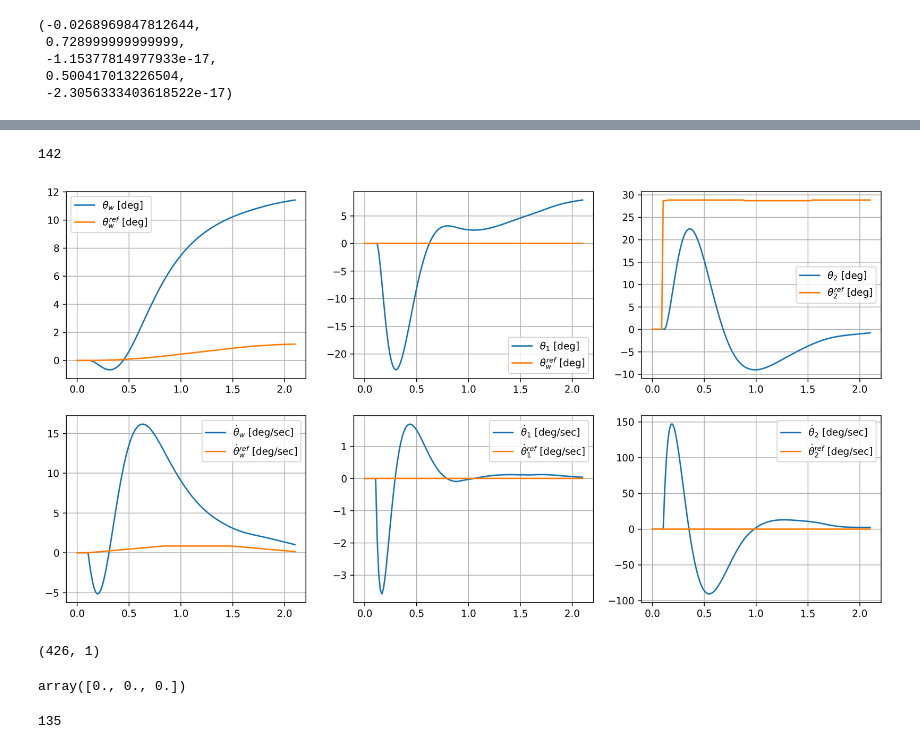
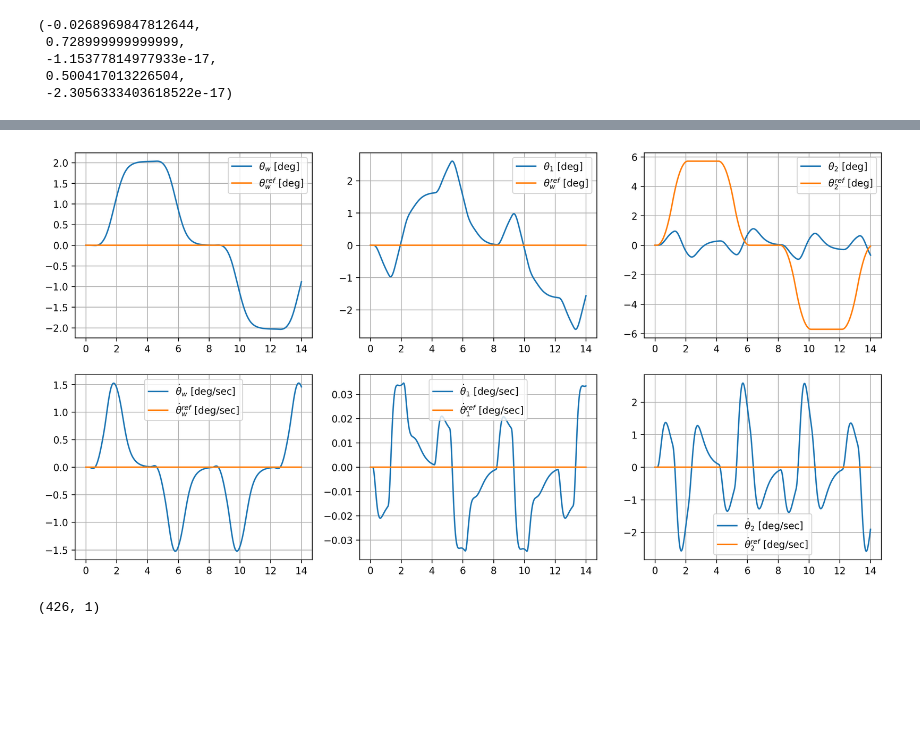
Before and after one commit to ssc166/joint_control, a Jupyter notebook: src/control_1/IK_3link.ipynb, the cells around one changed output, grey strips where cells are left out. Saved outputs shown, nothing was run; the diff lists cells and outputs as text; code cells hidden in the pictures; blank space fills up the shorter version.

```diff
--- a/src/control_1/IK_3link.ipynb
+++ b/src/control_1/IK_3link.ipynb
@@ -70,3 +76,0 @@ q2list12 = np.hstack((q2list_1,q2list_2))
-# %%
-q2list = np.hstack((q2list_0,q2list12))
-q2list
@@ -335,6 +289,0 @@ B_list = np.array(B_list)
-# %%
-K_list, A_list, B_list = get_K_list(l_list)
-K_list = np.array(K_list)
-A_list = np.array(A_list)
-B_list = np.array(B_list)
-A_list
@@ -375,5 +301,5 @@ target_pos
 # %%
-t_s, traj_s = Trapezoidal_Traj_Gen_Given_Amax_and_T(1,2.1,0.015)
+t_s, traj_s = Trapezoidal_Traj_Gen_Given_Amax_and_T(0.1,14,0.01)
 
 phi_traj = traj_s/ 0.069
 
@@ -390,13 +316,13 @@ q = sp.Matrix([[theta_w], [theta_1], [theta_2]])
 
 theta_w_des = traj_s[:,0]*target_pos
 theta_wdot_des = traj_s[:,1]*target_pos
-theta_2_des = l_list.T # using acceleration as xl_des
+theta_2_des = theta_Plist.T # using acceleration as xl_des
 zeros = np.zeros(len(traj_s))
-Xdes = theta_w_des
+Xdes = zeros
 Xdes = np.vstack((Xdes, zeros))
 #Xdes = np.vstack((Xdes, zeros))
 Xdes = np.vstack((Xdes, theta_2_des))
-Xdes = np.vstack((Xdes, theta_wdot_des))
+Xdes = np.vstack((Xdes, zeros))
 Xdes = np.vstack((Xdes, zeros))
 Xdes = np.vstack((Xdes, zeros))
 Xdes.shape, Xdes
@@ -441,7 +343,3 @@ array([[0.0, 0.0, 0.0, 0.0, 0.0, 0.0, 0.0, 0.0, 0.0, 0.0, 0.0, 0.0, 0.0,
-# %%
-Xdes.shape[1]
-# %% [output]
-142
 # %%
 def get_K_list(l_list):
 
@@ -567,8 +465,8 @@ def simulate_model_closed(Alist, Blist, X0, Xdes, K_gain, time_array, dt):
 # [x, x_l, theta, x_dot,x_l_dot, theta_dot]
 X0 = np.array([0,0,0,0,0,0])
 
-tf = 2.1
-dt = 0.015
+tf = 14
+dt = 0.01
 N = int(tf/dt)
 
 # time points
@@ -581,31 +479,31 @@ pl.figure(1, figsize=(15,12), dpi=300)
 pl.subplot(331);
 pl.plot(t_sim, x_sim[:,0], t_sim, xref_sim[:,0]);
 pl.legend([r'$\theta_w$ [deg]', r'$\theta_w^{ref}$ [deg]'], loc='best')
 pl.grid()
 
 pl.subplot(332);
 pl.plot(t_sim, x_sim[:,1]*rad2deg, t_sim, xref_sim[:,1]*rad2deg);
 pl.legend([r'$\theta_1$ [deg]', r'$\theta_w^{ref}$ [deg]'], loc='best')
 pl.grid()
 
 pl.subplot(333);
 pl.plot(t_sim, x_sim[:,2]*rad2deg, t_sim, xref_sim[:,2]*rad2deg);
 pl.legend([r'$\theta_2$ [deg]', r'$\theta_2^{ref}$ [deg]'], loc='best')
 pl.grid()
 
 pl.subplot(334);
 pl.plot(t_sim, x_sim[:,3], t_sim, xref_sim[:,3]);
 pl.legend([r'$\dot\theta_w$ [deg/sec]', r'$\dot\theta_w^{ref}$ [deg/sec]'], loc='best')
 pl.grid()
 
 pl.subplot(335);
 pl.plot(t_sim, x_sim[:,4], t_sim, xref_sim[:,4]);
 pl.legend([r'$\dot\theta_1$ [deg/sec]', r'$\dot\theta_1^{ref}$ [deg/sec]'], loc='best')
 pl.grid()
 
 pl.subplot(336);
 pl.plot(t_sim, x_sim[:,5]*rad2deg, t_sim, xref_sim[:,5]*rad2deg);
 pl.legend([r'$\dot\theta_2$ [deg/sec]', r'$\dot\theta_2^{ref}$ [deg/sec]'], loc='best')
 pl.grid()
 # %% [output]
-[figure, old version]
+[figure, new version]
@@ -724,8 +514,0 @@ torque = torquelist.reshape(135,3)
-# %%
-torque[0]
-# %% [output]
-array([0., 0., 0.])
-# %%
-len(torque)
-# %% [output]
-135
```
Also changed, not shown: parts of 47 cells of this notebook, 2 other files.
